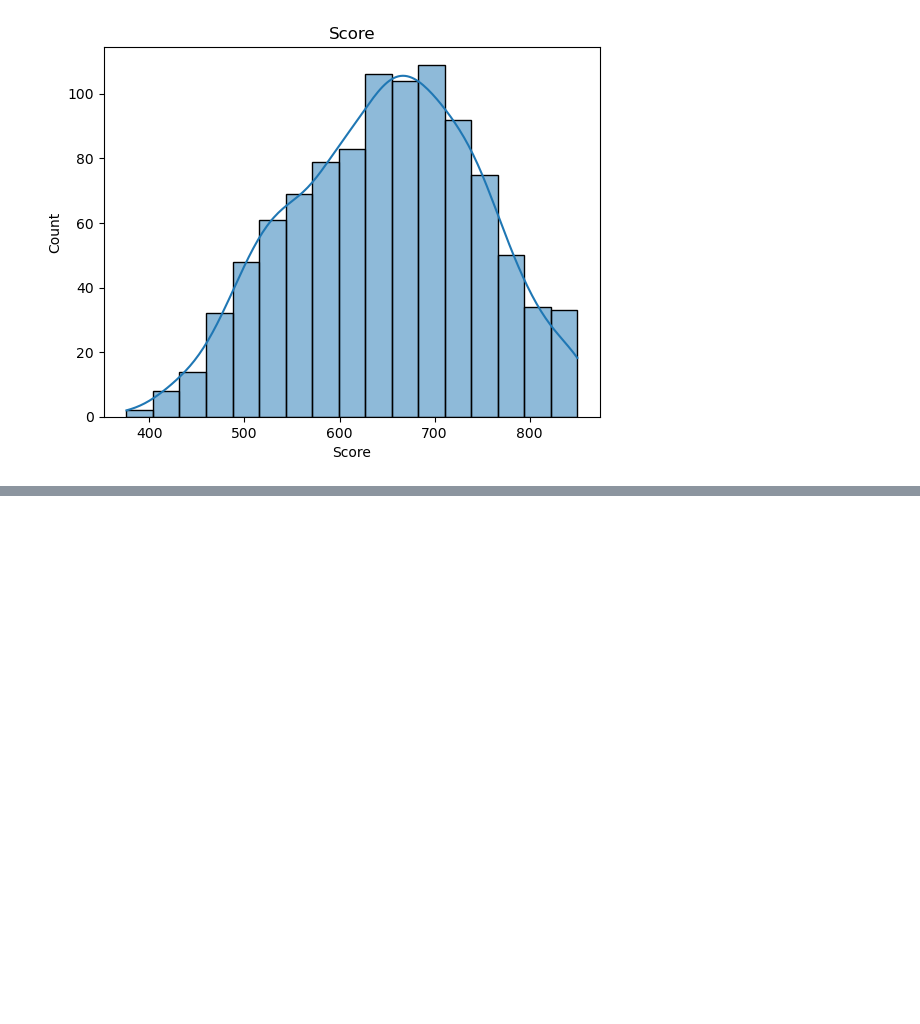
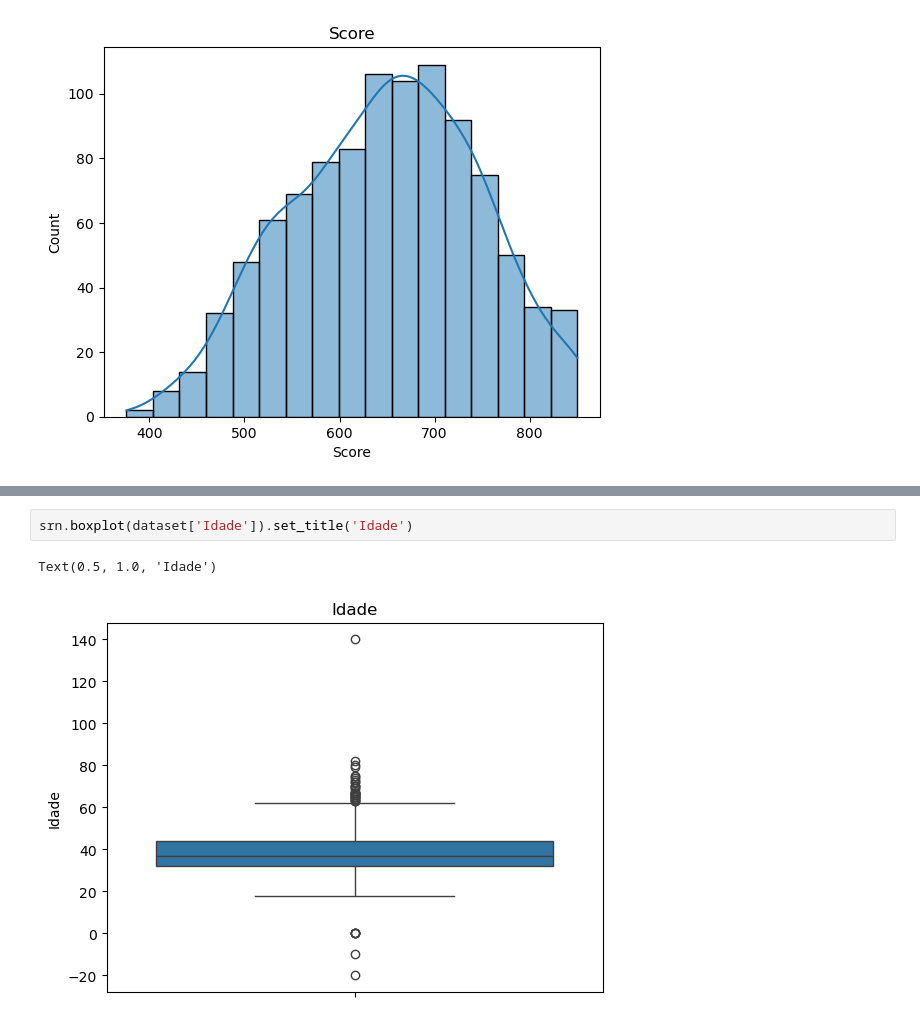
Before and after one commit to RodrigoD4v/FormacaoCD_Python, a Jupyter notebook: LimpezaTratamentoDeDados/notebooks/limpezatratemento.ipynb, the cells around one changed output, grey strips where cells are left out. Cells and saved outputs as stored; diff of their text form; blank space fills up the shorter version.

Commit message:
Explorando colunas numéricas restantes e visualizando seus gráficos

```diff
--- a/LimpezaTratamentoDeDados/notebooks/limpezatratemento.ipynb
+++ b/LimpezaTratamentoDeDados/notebooks/limpezatratemento.ipynb
@@ -88,0 +101,5 @@ Text(0.5, 1.0, 'Score')
+# %%
+srn.boxplot(dataset['Idade']).set_title('Idade')
+# %% [output]
+Text(0.5, 1.0, 'Idade')
+[figure, added]
```
Also changed, not shown: parts of 8 cells of this notebook.
